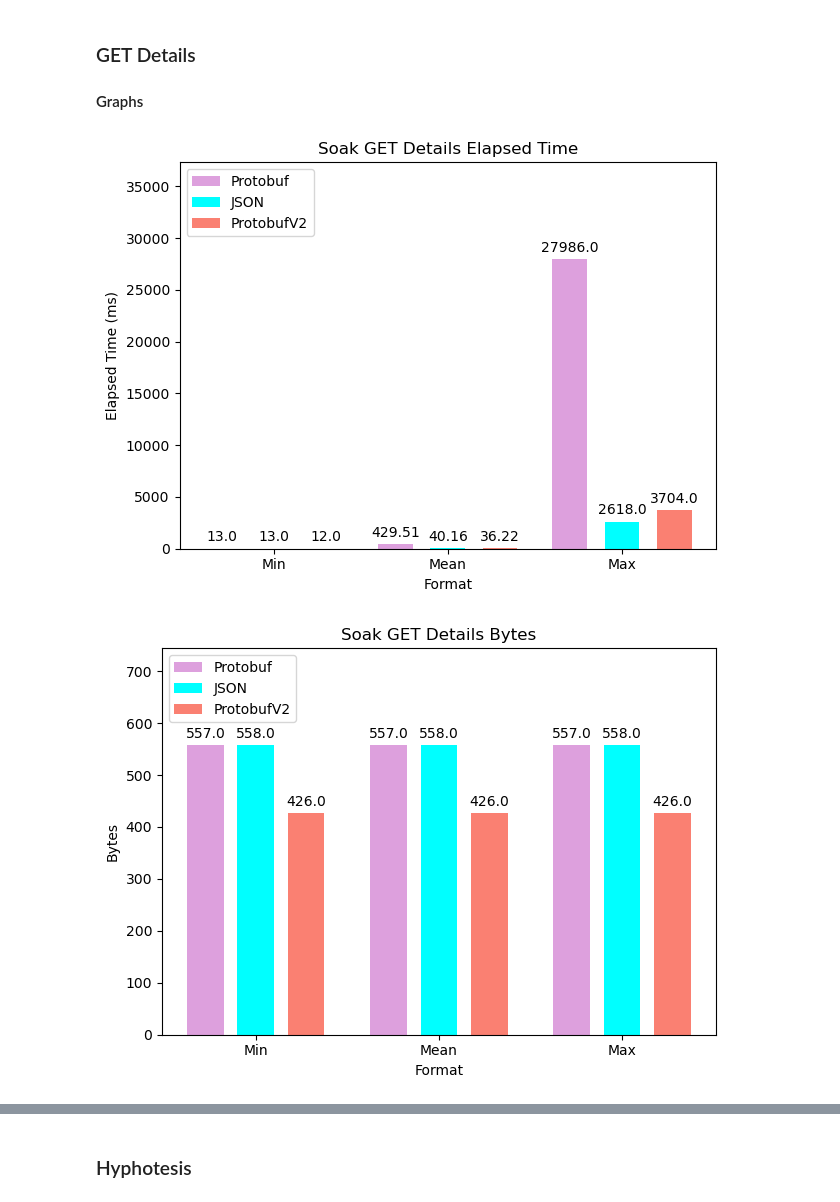
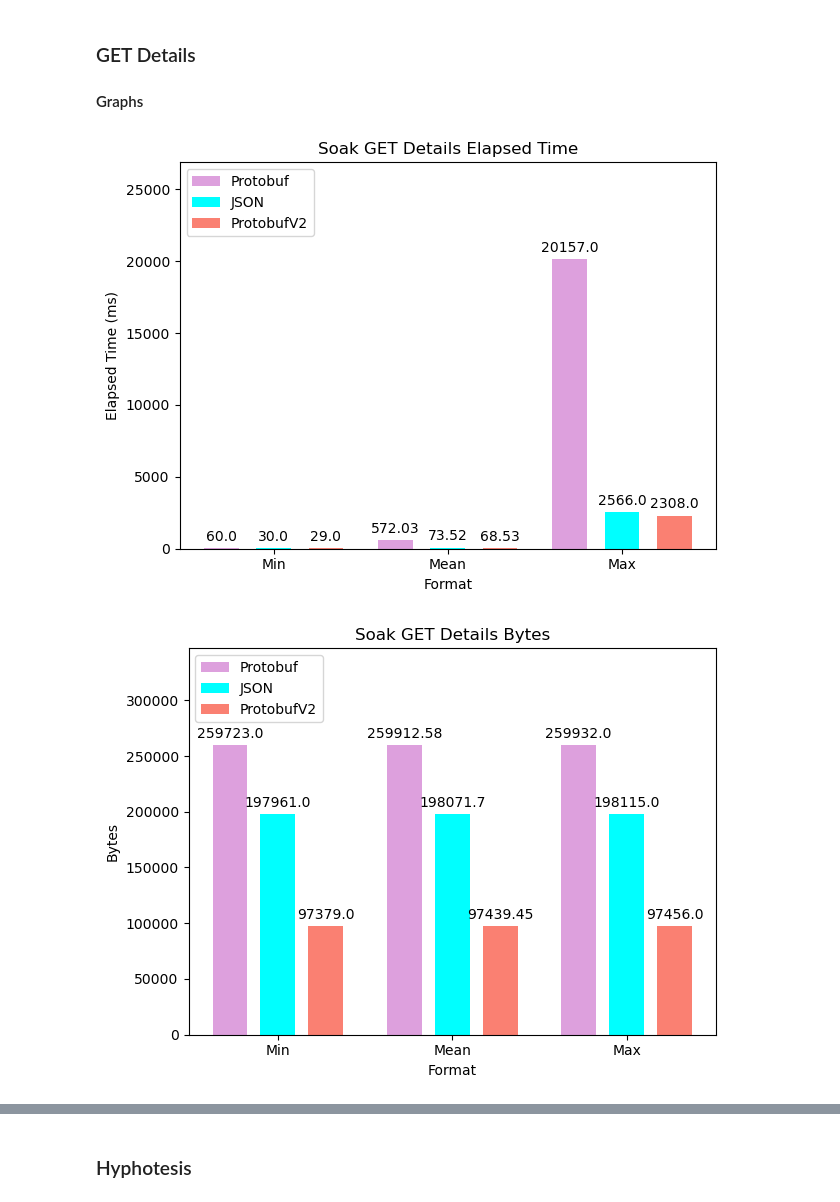
Before and after one commit to tam65r/protobuf-in-REST-aplication, a Jupyter notebook: Data/python/statistical_analysis_v2.ipynb, the cells around one changed output, grey strips where cells are left out. Cells and saved outputs as stored; diff of their text form; code cells hidden in the pictures.

Commit message:
atualizaões de diagramas

```diff
--- a/Data/python/statistical_analysis_v2.ipynb
+++ b/Data/python/statistical_analysis_v2.ipynb
@@ -519,15 +709,15 @@ p_value - 0.0 < 0.5 - H0 is rejected, therefore 'Protobuf results in fewer recei
 
 #### Graphs
 # %%
-gg.create_min_max_mean_graph_v2(pGSP,jGSP,pGSPv2, f"{TEST_TYPE} GET Details Elapsed Time", "elapsed" ,"Elapsed Time (ms)", spacing=0.1)
-gg.create_min_max_mean_graph_v2(pGSP,jGSP,pGSPv2, f"{TEST_TYPE} GET Details Bytes", "bytes" ,"Bytes", spacing=0.075)
+gg.create_min_max_mean_graph_v2(pGD,jGD,pGDv2, f"{TEST_TYPE} GET Details Elapsed Time", "elapsed" ,"Elapsed Time (ms)", spacing=0.1)
+gg.create_min_max_mean_graph_v2(pGD,jGD,pGDv2, f"{TEST_TYPE} GET Details Bytes", "bytes" ,"Bytes", spacing=0.075)
 
 gg.create_one_pain_plot_v3(pSummary,pJson,pSummaryV3,2,f"{TEST_TYPE} GET Details Throughput", "Throughput","Throughput /sec")
 
 gg.create_error_plot_v3(pSummary,pJson,pSummaryV3,2,f"{TEST_TYPE} GET Details Error", "Error %","Error %", percetange=True)
 # %% [output]
-[figure, old version]
+[figure, new version]
-[figure, old version]
+[figure, new version]
 [figure]
 [figure]
 # %% [markdown]
```
Also changed, not shown: parts of 25 cells of this notebook, 7 other files.
